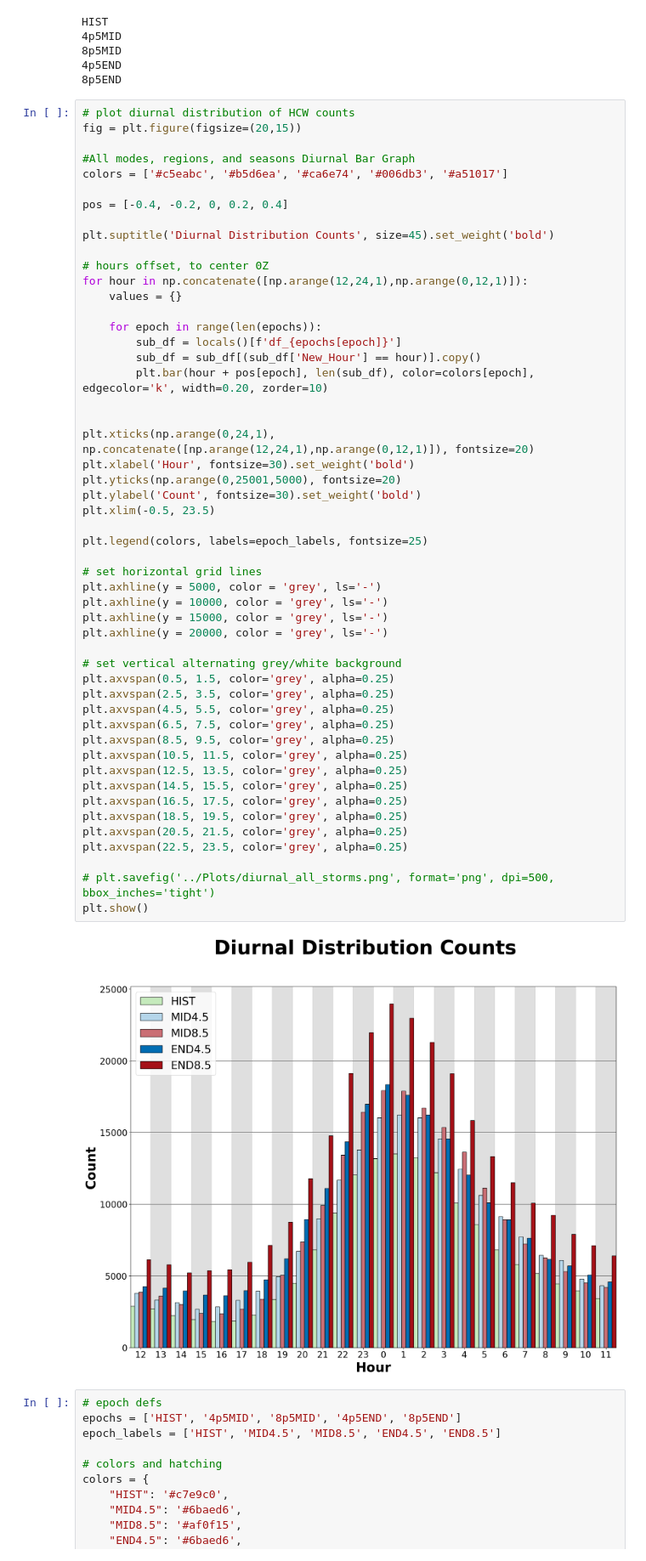
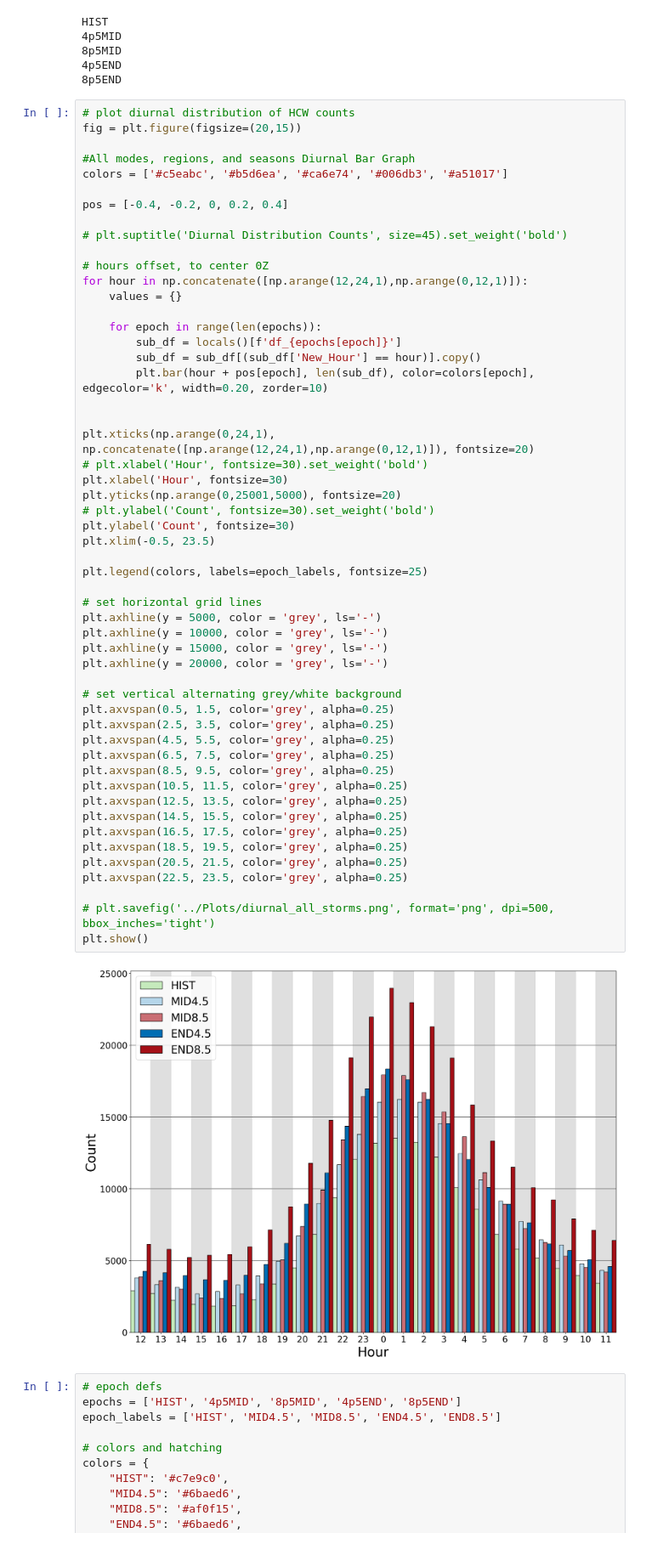
Before and after one commit to caitroufa/SYN_SERV, a Jupyter notebook: Code/Diurnal_Histograms.ipynb, the cells around one changed output. Shown at 85% size. Drawn from its saved outputs; the diff is of its cells as text.

Commit message:
add diurnal histograms ntbk

```diff
--- a/Code/Diurnal_Histograms.ipynb
+++ b/Code/Diurnal_Histograms.ipynb
@@ -79,7 +79,7 @@ colors = ['#c5eabc', '#b5d6ea', '#ca6e74', '#006db3', '#a51017']
 
 pos = [-0.4, -0.2, 0, 0.2, 0.4]
 
-plt.suptitle('Diurnal Distribution Counts', size=45).set_weight('bold')
+# plt.suptitle('Diurnal Distribution Counts', size=45).set_weight('bold')
 
 # hours offset, to center 0Z
 for hour in np.concatenate([np.arange(12,24,1),np.arange(0,12,1)]):
@@ -92,37 +92,39 @@ for hour in np.concatenate([np.arange(12,24,1),np.arange(0,12,1)]):
 
 
 plt.xticks(np.arange(0,24,1), np.concatenate([np.arange(12,24,1),np.arange(0,12,1)]), fontsize=20)
-plt.xlabel('Hour', fontsize=30).set_weight('bold')
+# plt.xlabel('Hour', fontsize=30).set_weight('bold')
+plt.xlabel('Hour', fontsize=30)
 plt.yticks(np.arange(0,25001,5000), fontsize=20)
-plt.ylabel('Count', fontsize=30).set_weight('bold')
+# plt.ylabel('Count', fontsize=30).set_weight('bold')
+plt.ylabel('Count', fontsize=30)
 plt.xlim(-0.5, 23.5)
 
 plt.legend(colors, labels=epoch_labels, fontsize=25)
 
 # set horizontal grid lines
 plt.axhline(y = 5000, color = 'grey', ls='-')
 plt.axhline(y = 10000, color = 'grey', ls='-')
 plt.axhline(y = 15000, color = 'grey', ls='-')
 plt.axhline(y = 20000, color = 'grey', ls='-')
 
 # set vertical alternating grey/white background
 plt.axvspan(0.5, 1.5, color='grey', alpha=0.25)
 plt.axvspan(2.5, 3.5, color='grey', alpha=0.25)
 plt.axvspan(4.5, 5.5, color='grey', alpha=0.25)
 plt.axvspan(6.5, 7.5, color='grey', alpha=0.25)
 plt.axvspan(8.5, 9.5, color='grey', alpha=0.25)
 plt.axvspan(10.5, 11.5, color='grey', alpha=0.25)
 plt.axvspan(12.5, 13.5, color='grey', alpha=0.25)
 plt.axvspan(14.5, 15.5, color='grey', alpha=0.25)
 plt.axvspan(16.5, 17.5, color='grey', alpha=0.25)
 plt.axvspan(18.5, 19.5, color='grey', alpha=0.25)
 plt.axvspan(20.5, 21.5, color='grey', alpha=0.25)
 plt.axvspan(22.5, 23.5, color='grey', alpha=0.25)
 
 # plt.savefig('../Plots/diurnal_all_storms.png', format='png', dpi=500, bbox_inches='tight')
 plt.show()
 # %% [output]
-[figure, old version]
+[figure, new version]
 # %%
 # epoch defs
 epochs = ['HIST', '4p5MID', '8p5MID', '4p5END', '8p5END']
```
Also changed, not shown: parts of 19 cells of this notebook.
